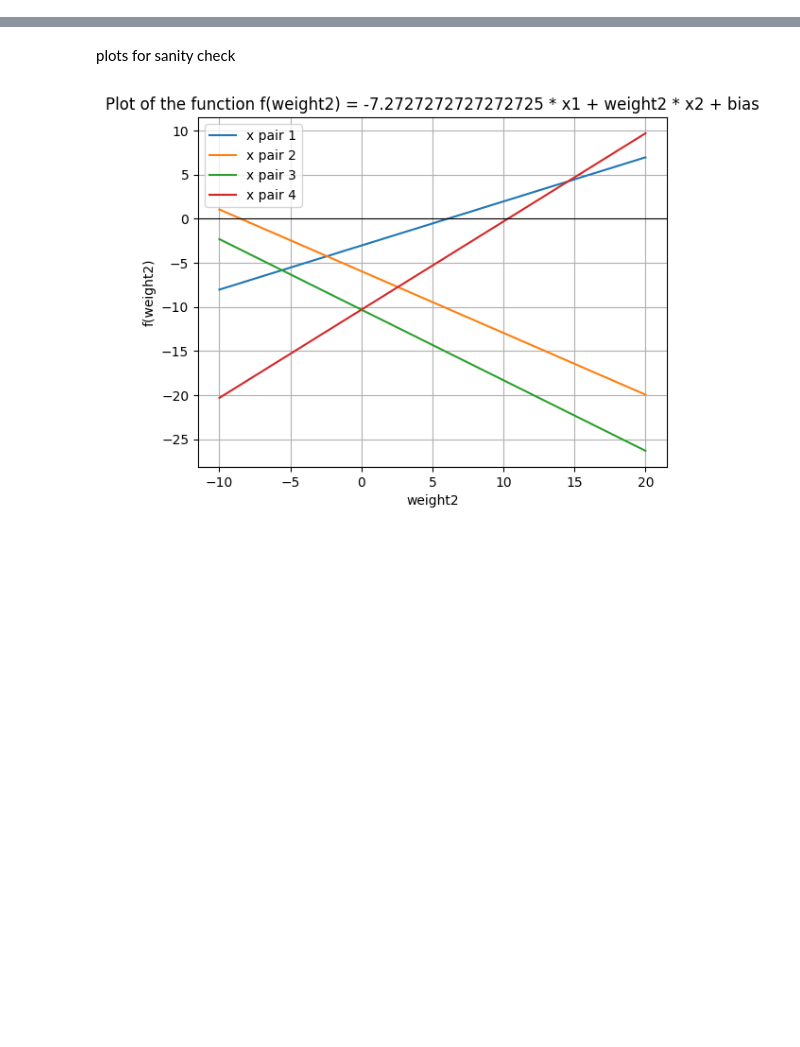
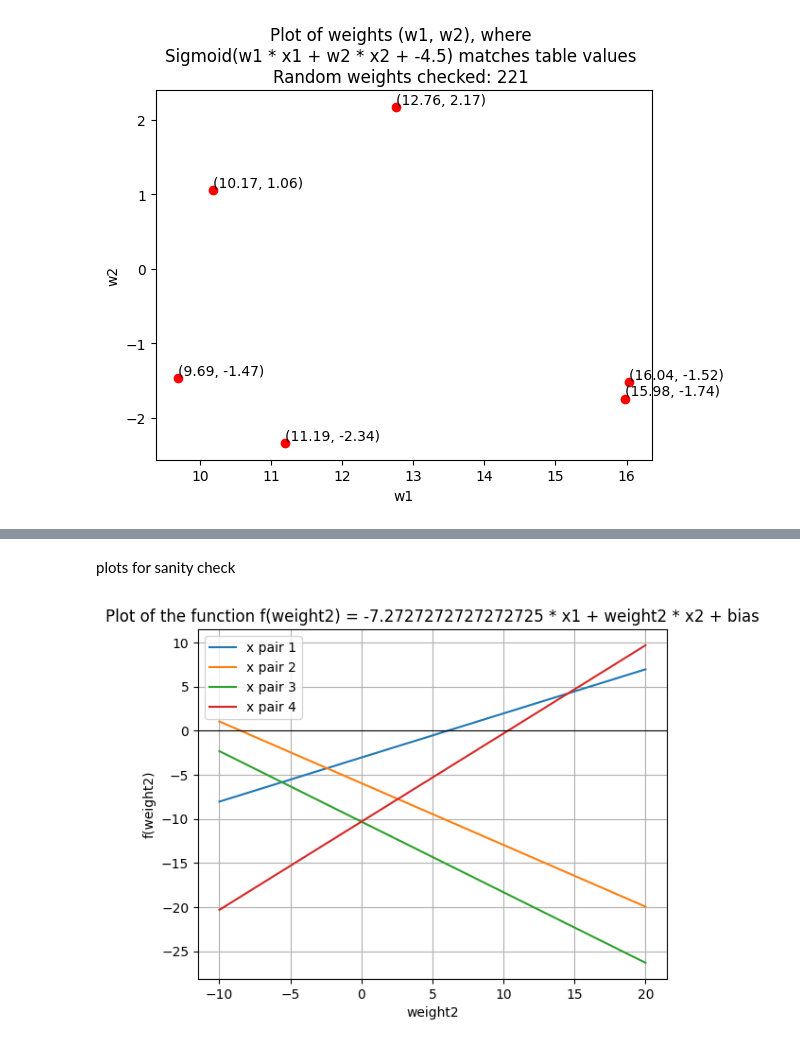
Before and after one commit to Barakisa/SIiSP, a Jupyter notebook: Labs/lab1/Lab1.ipynb, the cells around one changed output, grey strips where cells are left out. Drawn from its saved outputs; the diff is of its cells as text; code cells hidden in the pictures; blank space fills up the shorter version.

```diff
--- a/Labs/lab1/Lab1.ipynb
+++ b/Labs/lab1/Lab1.ipynb
@@ -61,0 +35,11 @@ plt.ylabel('b')
+# %%
+import random
+from pandas import Timestamp
+
+randi = 0
+def new_rand():
+    global randi
+    randi += 1
+    seed2 = Timestamp.now().microsecond / random.randint(1, 1000)
+    random.seed(randi + seed2)
+    return [random.random() *40 -20 for _ in range(2)]
@@ -61,0 +48,8 @@ plt.ylabel('b')
+# %%
+def check_weights(dataset, weights, function):
+    verdict = True
+    for i in range(dataset.x.__len__()):
+        if function(dataset.x[i], dataset.bStatic, weights) != dataset.f[i]:
+            verdict = False
+            break
+    return verdict
@@ -61,0 +58,68 @@ plt.ylabel('b')
+# %%
+import ipywidgets as widgets
+import matplotlib.pyplot as plt
+
+
+# create a neuron object
+neuron = Neuron()
+# dataset of x values and expected activation function f values
+dataset = Dataset()
+
+# Create a dictionary that maps function names to functions
+functions = { "Sigmoid": neuron.sigmoid_function, "Threshold": neuron.threshold_function}
+
+# Create a ToggleButtons widget
+toggle = widgets.ToggleButtons(
+    # Use function names as options
+    options=functions.keys(),
+    description='Choose activation function:',
+)
+# Display the widget
+display(toggle)
+
+# Create a button that will run the selected function when clicked
+button = widgets.Button(description="Run")
+
+
+def on_run_clicked(b):
+    b.description = "Running..."
+    res = []
+    global randi
+    randi = 0
+
+    # this is the main random weight search loop
+    # it generates a random weight, checks if it is valid and if so, adds it to the list
+    # it does this until it has found 5 valid weights or tried 20000 times (whichever comes first)
+    while (randi < 2000) and (len(res) <= 5):
+        random_weights = new_rand()
+        if(check_weights(dataset, random_weights, functions[toggle.value])):
+            res.append(random_weights)
+
+    b.description = "Run"
+
+    # If no valid weights were found, print an error message
+    if res.__len__() == 0:
+        print(f'No valid weights found after {randi} attempts')
+        return
+
+    # Unpack the pairs into two lists
+    x_values, y_values = zip(*res)
+
+    # Create a scatter plot
+    plt.plot(x_values, y_values, 'ro')
+    plt.title(f'Plot of weights (w1, w2), where \n{toggle.value}(w1 * x1 + w2 * x2 + {dataset.bStatic}) matches table values \nRandom weights checked: {randi} ')
+
+    plt.xlabel('w1')
+    plt.ylabel('w2')
+
+    # Add labels for each point with 2 decimal numbers
+    for i in range(len(res)):
+        plt.text(res[i][0], res[i][1], f'({round(res[i][0], 2)}, {round(res[i][1], 2)})', ha='left', va='bottom')
+
+# Register the callback function with the button
+button.on_click(on_run_clicked)
+display(button)
+# Run the function to display the output
+# debugging only
+button.click()
+# %% [output]
@@ -61,0 +128 @@ plt.ylabel('b')
+[figure, added]
```
Also changed, not shown: parts of 13 cells of this notebook, 3 other files.
